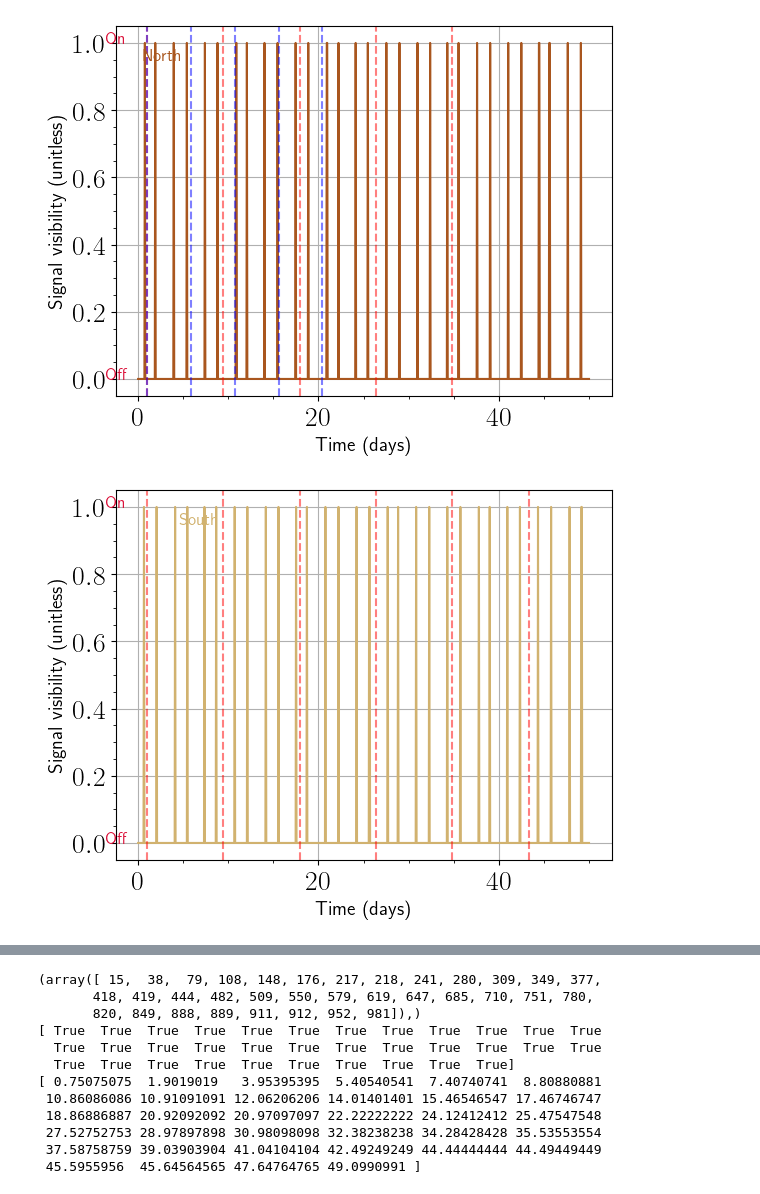
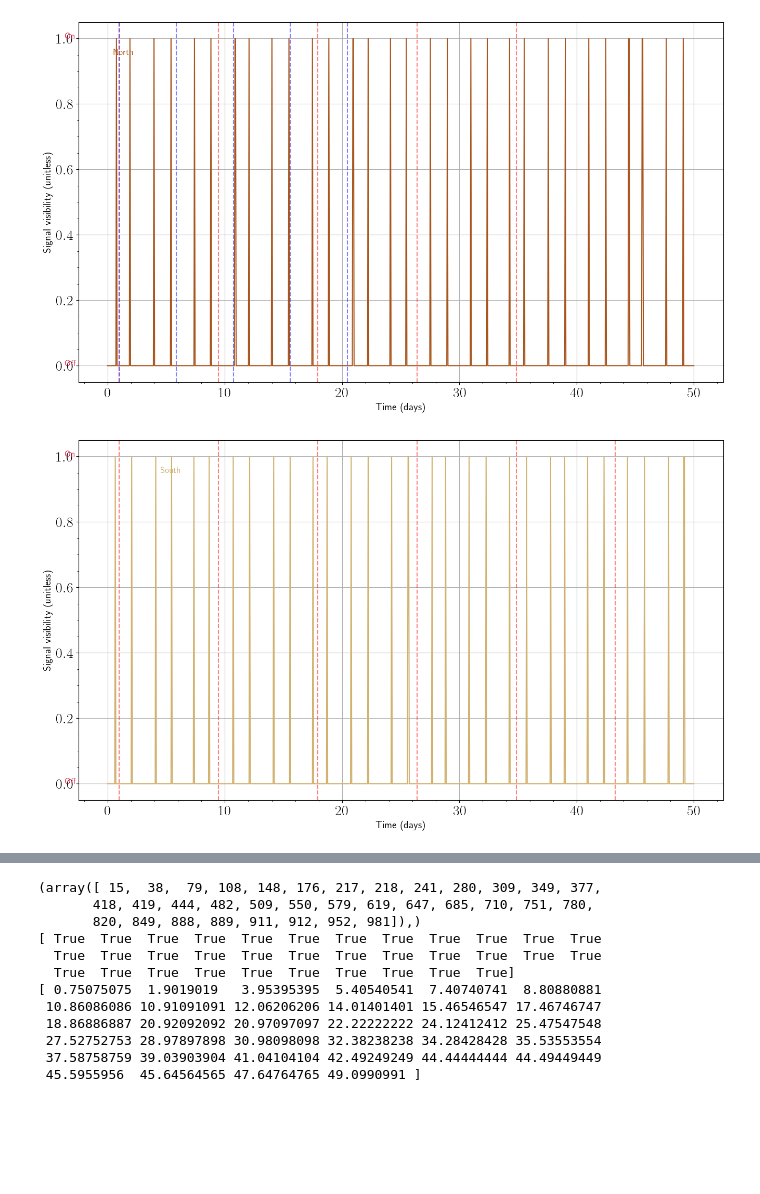
Before and after one commit to robkavanagh/maser, a Jupyter notebook: notebooks/Maser_and_ACF.ipynb, the cells around one changed output, grey strips where cells are left out. Drawn from its saved outputs; the diff is of its cells as text; code cells hidden in the pictures; blank space fills up the shorter version.

```diff
--- a/notebooks/Maser_and_ACF.ipynb
+++ b/notebooks/Maser_and_ACF.ipynb
@@ -55,38 +54,37 @@ times = np.linspace(0, 50, 1000) # Array of observation times to compute (days)
 vis_N, vis_S = ms.maser(M_s, R_s, P_s, i_s, B_s, beta, phi_s0, a, i_p, lam, phi_p0, f, alpha, dalpha, times)
 # %%
 # Plotting results
+fig = plt.figure(figsize=(16, 9))
 plt.plot(times, vis_N, color = '#A9561E')
-#plt.plot(times % P_s, vis_N, color = '#A9561E')  # attempting to fold light curve
-# plt.plot(times % P_s, vis_S, color = '#D1B26F')
 matplotlib.pyplot.text(-3.7, 1, 'On', fontdict=None, fontsize=12, color = '#DC143C')
 matplotlib.pyplot.text(-3.7, 0, 'Off', fontdict=None, fontsize=12, color = '#DC143C')
 matplotlib.pyplot.text(0.5, 0.95, 'North', fontdict=None, fontsize=12, color = '#A9561E')
 for j in range(5):
     plt.axvline(P_p * j+1,color='r',linestyle='--',alpha=0.5 )
     plt.axvline(P_s * j+1,color='b',linestyle='--',alpha=0.5 )
 
 
 plt.xlabel('Time (days)', fontsize=14)
 plt.ylabel('Signal visibility (unitless)', fontsize=14)
 plt.minorticks_on()
 plt.grid()
 # plt.xlim(0,5)
 plt.show()
 
-
+fig = plt.figure(figsize=(16, 9))
 plt.plot(times, vis_S, color = '#D1B26F')
 matplotlib.pyplot.text(-3.7, 1, 'On', fontdict=None, fontsize=12, color = '#DC143C')
 matplotlib.pyplot.text(-3.7, 0, 'Off', fontdict=None, fontsize=12, color = '#DC143C')
 matplotlib.pyplot.text(4.5, 0.95, 'South', fontdict=None, fontsize=12, color = '#D1B26F')
 for j in range(6):
     plt.axvline(P_p * j+1,color='r',linestyle='--',alpha=0.5 )
 
 plt.xlabel('Time (days)', fontsize=14)
 plt.ylabel('Signal visibility (unitless)', fontsize=14)
 plt.minorticks_on()
 plt.grid()
 # plt.xlim(0,5)
 plt.show()
 # %% [output]
-[figure, old version]
+[figure, new version]
-[figure, old version]
+[figure, new version]
```
Also changed, not shown: parts of 3 cells of this notebook.
